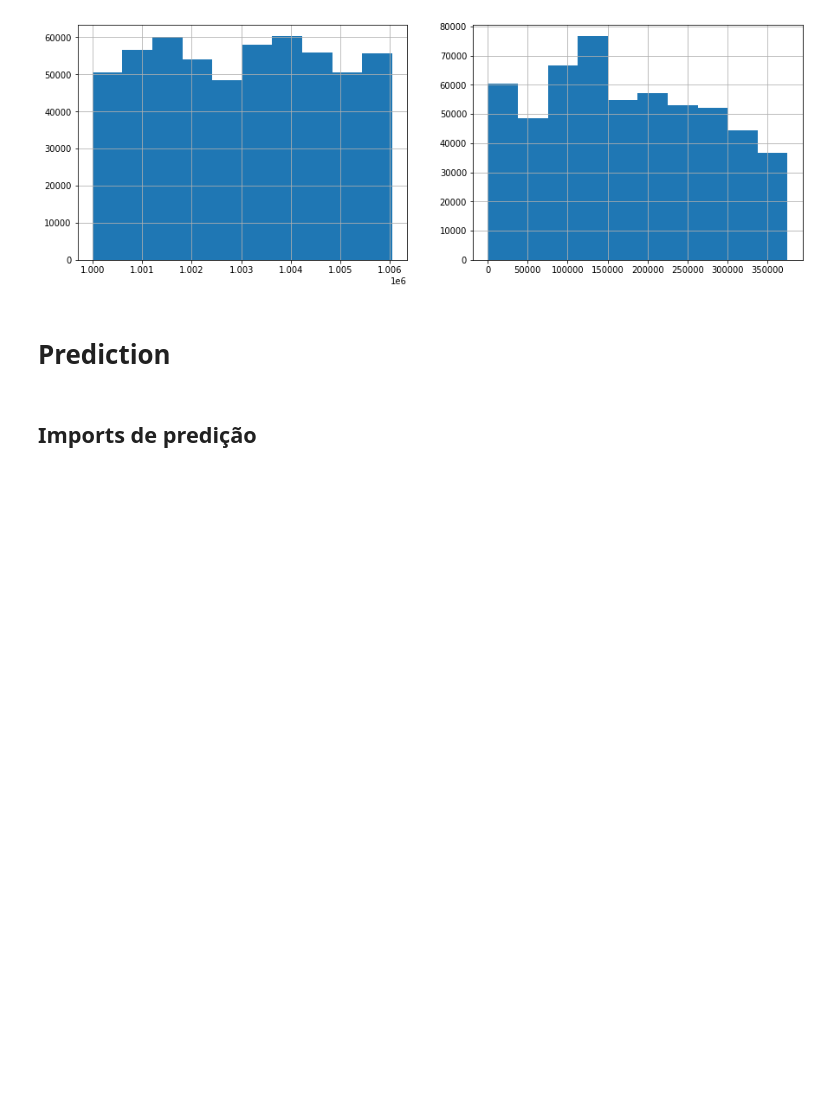
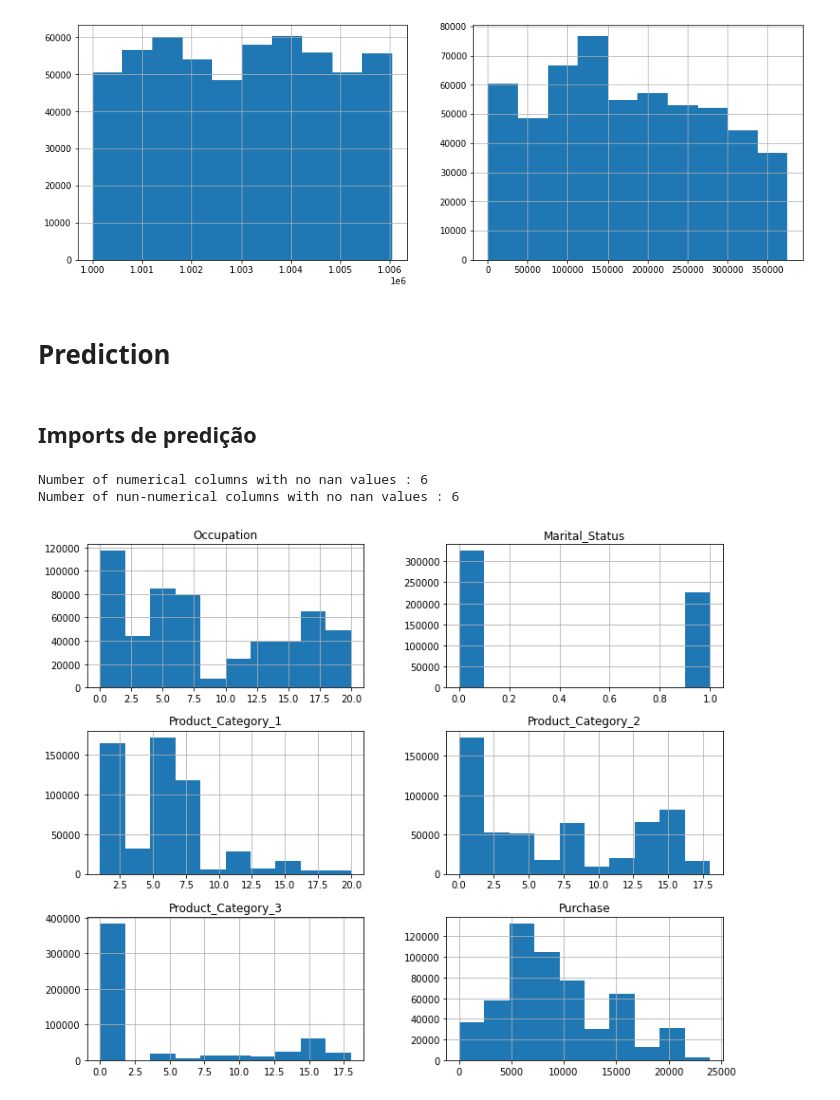
Before and after one commit to Ighus/black_friday_pratice_problem, a Jupyter notebook: predict_notebook.ipynb, the cells around one changed output. Cells and saved outputs as stored; diff of their text form; code cells hidden in the pictures; blank space fills up the shorter version.

```diff
--- a/predict_notebook.ipynb
+++ b/predict_notebook.ipynb
@@ -12,0 +7,5 @@ from sklearn.neighbors import KNeighborsClassifier
+# %%
+if 'google.colab' in str(get_ipython()):
+  DEV_AMBIENT = 'colab'
+else:
+  DEV_AMBIENT = 'local'
@@ -13,5 +39,5 @@ from sklearn.neighbors import KNeighborsClassifier
 # %%
-df = pd.read_csv('train.csv')
+df = pd.read_csv(folder_path)
 # test = pd.read_csv('test.csv')
 # %%
 df.info()
@@ -266 +273,42 @@ def get_combined_data():
+# %%
+def get_cols_with_no_nans(df,col_type):
+    '''
+    Arguments :
+    df : The dataframe to process
+    col_type :
+          num : to only get numerical columns with no nans
+          no_num : to only get nun-numerical columns with no nans
+          all : to get any columns with no nans
+    '''
+    if (col_type == 'num'):
+        predictors = df.select_dtypes(exclude=['object'])
+    elif (col_type == 'no_num'):
+        predictors = df.select_dtypes(include=['object'])
+    elif (col_type == 'all'):
+        predictors = df
+    else :
+        print('Error : choose a type (num, no_num, all)')
+        return 0
+    cols_with_no_nans = []
+    for col in predictors.columns:
+        if not df[col].isnull().any():
+            cols_with_no_nans.append(col)
+    return cols_with_no_nans
+# %%
+target = df.Purchase
+
+num_cols = get_cols_with_no_nans(df , 'num')
+cat_cols = get_cols_with_no_nans(df , 'no_num')
+# %%
+print ('Number of numerical columns with no nan values :',len(num_cols))
+print ('Number of nun-numerical columns with no nan values :',len(cat_cols))
+# %% [output]
+Number of numerical columns with no nan values : 6
+Number of nun-numerical columns with no nan values : 6
+# %%
+combined = df[num_cols + cat_cols]
+combined.hist(figsize = (12,10))
+plt.show()
+# %% [output]
+[figure, added]
 # %%
```
Also changed, not shown: parts of 17 cells of this notebook.
